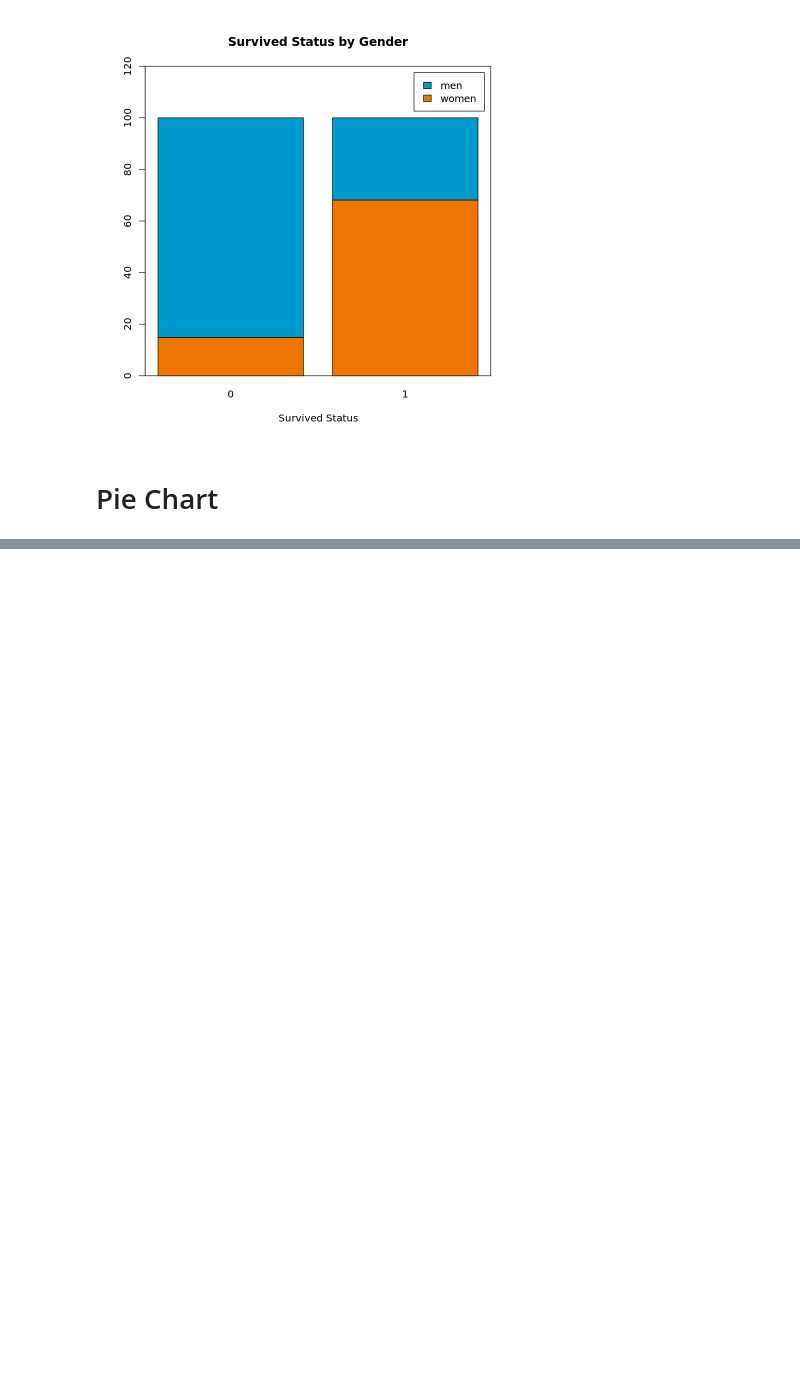
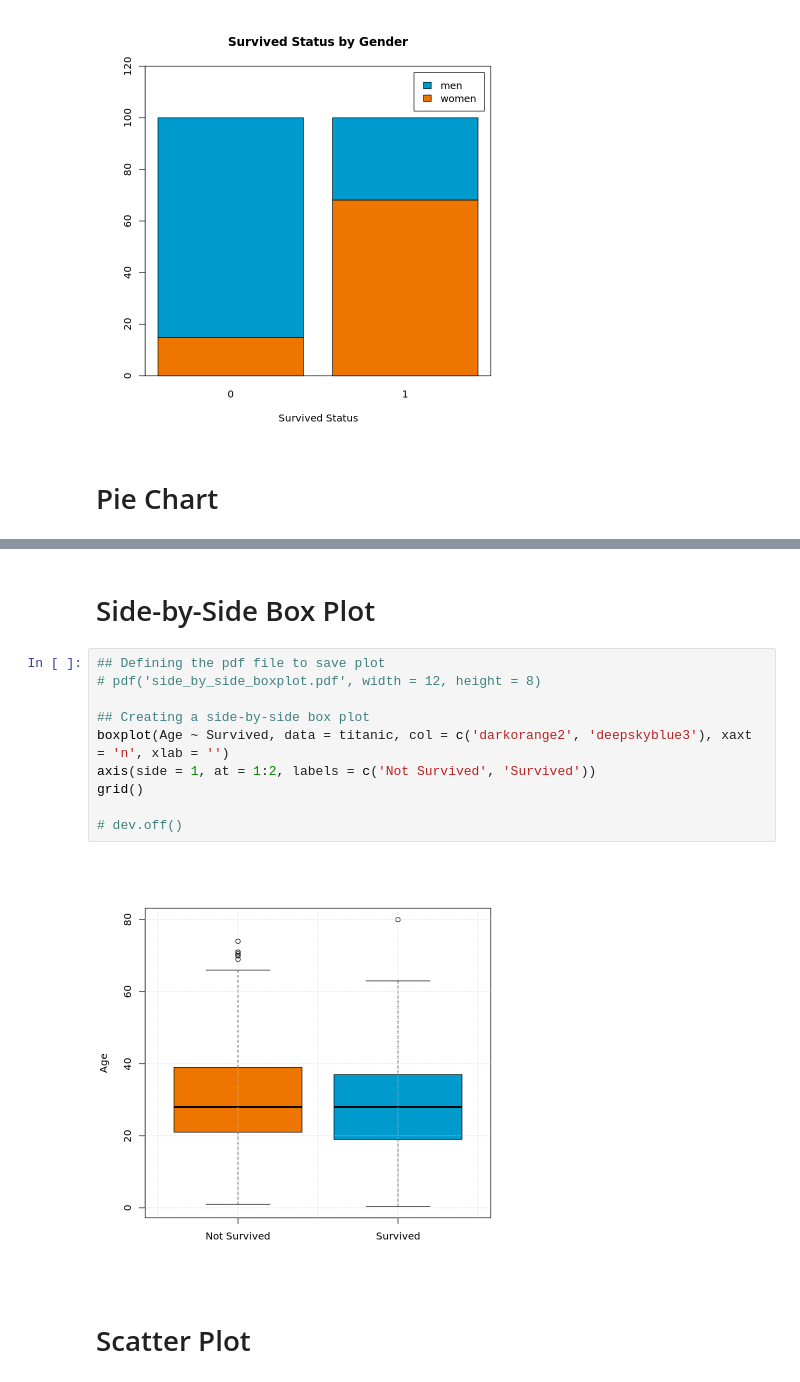
Before and after one commit to oscarm524/R_Programming, a Jupyter notebook: Data_Visualization/Data_Visualization.ipynb, the cells around one changed output, grey strips where cells are left out. Saved outputs shown, nothing was run; the diff lists cells and outputs as text; blank space fills up the shorter version.

```diff
--- a/Data_Visualization/Data_Visualization.ipynb
+++ b/Data_Visualization/Data_Visualization.ipynb
@@ -132,0 +156,16 @@ box()
+# %% [markdown]
+# Side-by-Side Box Plot
+# %%
+## Defining the pdf file to save plot
+# pdf('side_by_side_boxplot.pdf', width = 12, height = 8)
+
+## Creating a side-by-side box plot
+boxplot(Age ~ Survived, data = titanic, col = c('darkorange2', 'deepskyblue3'), xaxt = 'n', xlab = '')
+axis(side = 1, at = 1:2, labels = c('Not Survived', 'Survived'))
+grid()
+
+# dev.off()
+# %% [output]
+[figure, added]
+# %% [markdown]
+# Scatter Plot
```
Also changed, not shown: parts of 6 cells of this notebook.
